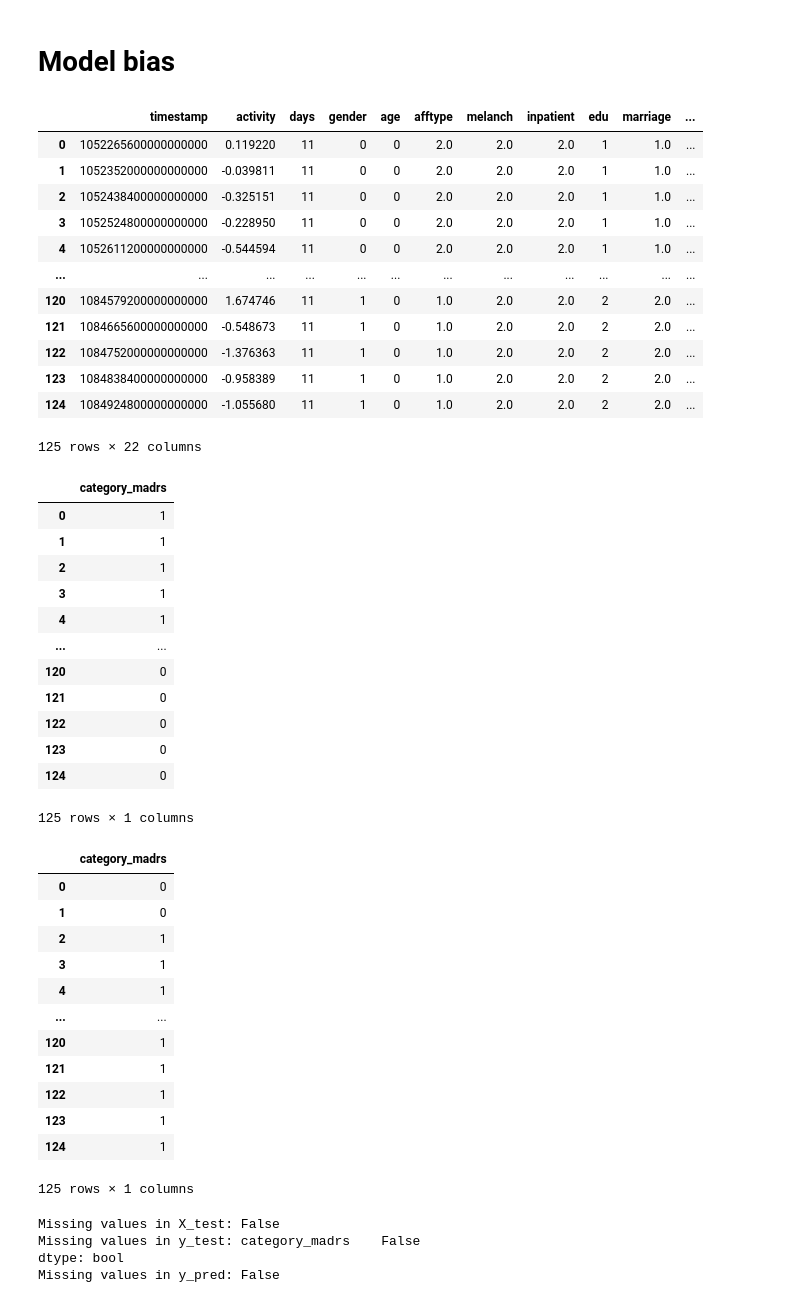
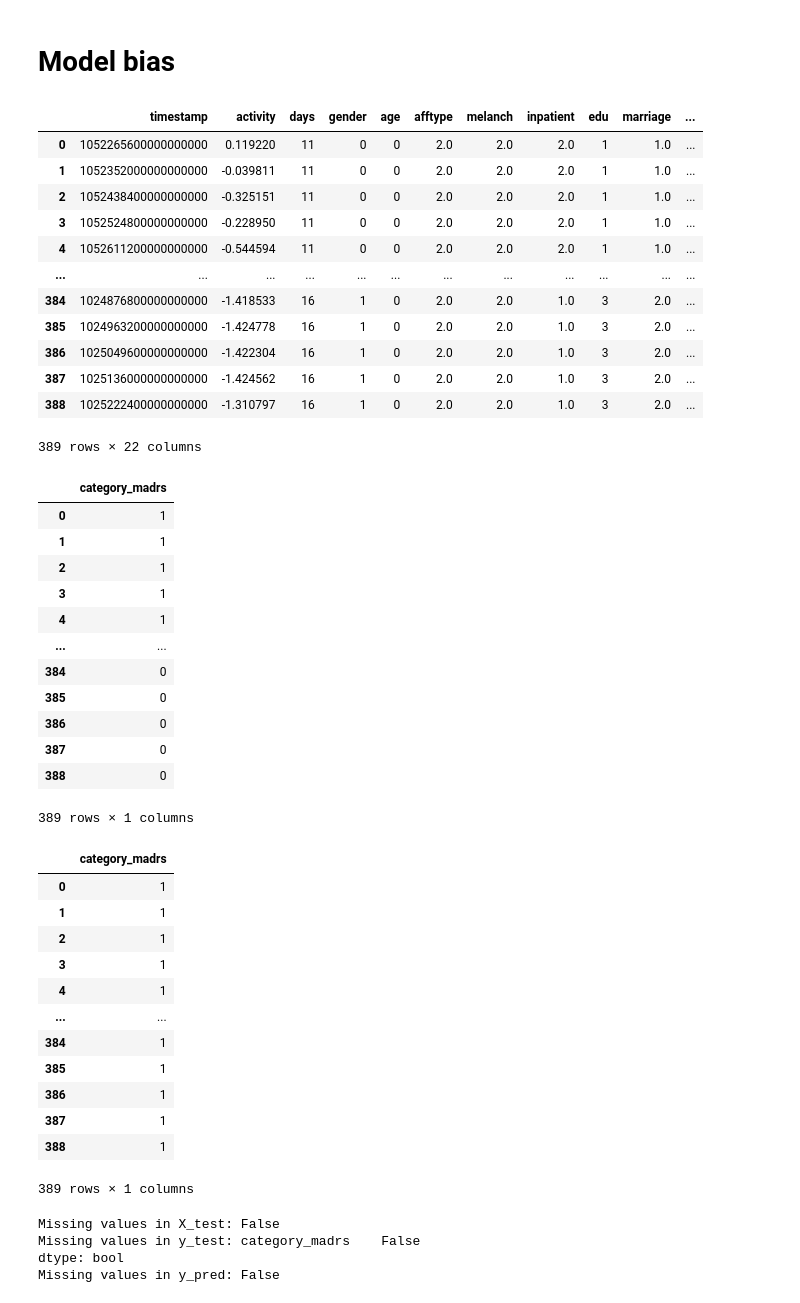
Before and after one commit to kcristinaa/-un-fairness-evaluation, a Jupyter notebook: notebooks_fairness_evaluation/depresjon_fairness.ipynb, the cells around one changed output. Cells and saved outputs as stored; diff of their text form; code cells hidden in the pictures.

```diff
--- a/notebooks_fairness_evaluation/depresjon_fairness.ipynb
+++ b/notebooks_fairness_evaluation/depresjon_fairness.ipynb
@@ -275,24 +270,24 @@ plt.show()
 # %% [markdown]
 # Model bias
 # %%
-X_test = pd.read_csv('../data/depresjon/predictions/depresjon_X_test_generic.csv')
+X_test = pd.read_csv('../data/depresjon/predictions/depresjon_X_test_LOPO.csv')
 X_test
 # %% [output]
 |  | timestamp | activity | days | gender | age | afftype | melanch | inpatient | edu | marriage | ... |
 | 0 | 1052265600000000000 | 0.119220 | 11 | 0 | 0 | 2.0 | 2.0 | 2.0 | 1 | 1.0 | ... |
 | 1 | 1052352000000000000 | -0.039811 | 11 | 0 | 0 | 2.0 | 2.0 | 2.0 | 1 | 1.0 | ... |
 | 2 | 1052438400000000000 | -0.325151 | 11 | 0 | 0 | 2.0 | 2.0 | 2.0 | 1 | 1.0 | ... |
 | 3 | 1052524800000000000 | -0.228950 | 11 | 0 | 0 | 2.0 | 2.0 | 2.0 | 1 | 1.0 | ... |
 | 4 | 1052611200000000000 | -0.544594 | 11 | 0 | 0 | 2.0 | 2.0 | 2.0 | 1 | 1.0 | ... |
 | ... | ... | ... | ... | ... | ... | ... | ... | ... | ... | ... | ... |
-| 120 | 1084579200000000000 | 1.674746 | 11 | 1 | 0 | 1.0 | 2.0 | 2.0 | 2 | 2.0 | ... |
-| 121 | 1084665600000000000 | -0.548673 | 11 | 1 | 0 | 1.0 | 2.0 | 2.0 | 2 | 2.0 | ... |
-| 122 | 1084752000000000000 | -1.376363 | 11 | 1 | 0 | 1.0 | 2.0 | 2.0 | 2 | 2.0 | ... |
-| 123 | 1084838400000000000 | -0.958389 | 11 | 1 | 0 | 1.0 | 2.0 | 2.0 | 2 | 2.0 | ... |
-| 124 | 1084924800000000000 | -1.055680 | 11 | 1 | 0 | 1.0 | 2.0 | 2.0 | 2 | 2.0 | ... |
+| 384 | 1024876800000000000 | -1.418533 | 16 | 1 | 0 | 2.0 | 2.0 | 1.0 | 3 | 2.0 | ... |
+| 385 | 1024963200000000000 | -1.424778 | 16 | 1 | 0 | 2.0 | 2.0 | 1.0 | 3 | 2.0 | ... |
+| 386 | 1025049600000000000 | -1.422304 | 16 | 1 | 0 | 2.0 | 2.0 | 1.0 | 3 | 2.0 | ... |
+| 387 | 1025136000000000000 | -1.424562 | 16 | 1 | 0 | 2.0 | 2.0 | 1.0 | 3 | 2.0 | ... |
+| 388 | 1025222400000000000 | -1.310797 | 16 | 1 | 0 | 2.0 | 2.0 | 1.0 | 3 | 2.0 | ... |
-125 rows × 22 columns
+389 rows × 22 columns
 # %%
-y_test = pd.read_csv('../data/depresjon/predictions/depresjon_y_test_generic.csv')
+y_test = pd.read_csv('../data/depresjon/predictions/depresjon_y_test_LOPO.csv')
 y_test
 # %% [output]
 |  | category_madrs |
@@ -302,29 +297,29 @@ y_test
 | 3 | 1 |
 | 4 | 1 |
 | ... | ... |
-| 120 | 0 |
-| 121 | 0 |
-| 122 | 0 |
-| 123 | 0 |
-| 124 | 0 |
+| 384 | 0 |
+| 385 | 0 |
+| 386 | 0 |
+| 387 | 0 |
+| 388 | 0 |
-125 rows × 1 columns
+389 rows × 1 columns
 # %%
-y_pred = pd.read_csv('../data/depresjon/predictions/depresjon_pred_generic.csv')
+y_pred = pd.read_csv('../data/depresjon/predictions/depresjon_y_pred_LOPO.csv')
 y_pred
 # %% [output]
 |  | category_madrs |
-| 0 | 0 |
-| 1 | 0 |
+| 0 | 1 |
+| 1 | 1 |
 | 2 | 1 |
 | 3 | 1 |
 | 4 | 1 |
 | ... | ... |
-| 120 | 1 |
-| 121 | 1 |
-| 122 | 1 |
-| 123 | 1 |
-| 124 | 1 |
+| 384 | 1 |
+| 385 | 1 |
+| 386 | 1 |
+| 387 | 1 |
+| 388 | 1 |
-125 rows × 1 columns
+389 rows × 1 columns
 # %%
 print("Missing values in X_test:", X_test.isna().any().any())
 print("Missing values in y_test:", y_test.isna().any())
```
Also changed, not shown: parts of 4 cells of this notebook, 9 other files.
